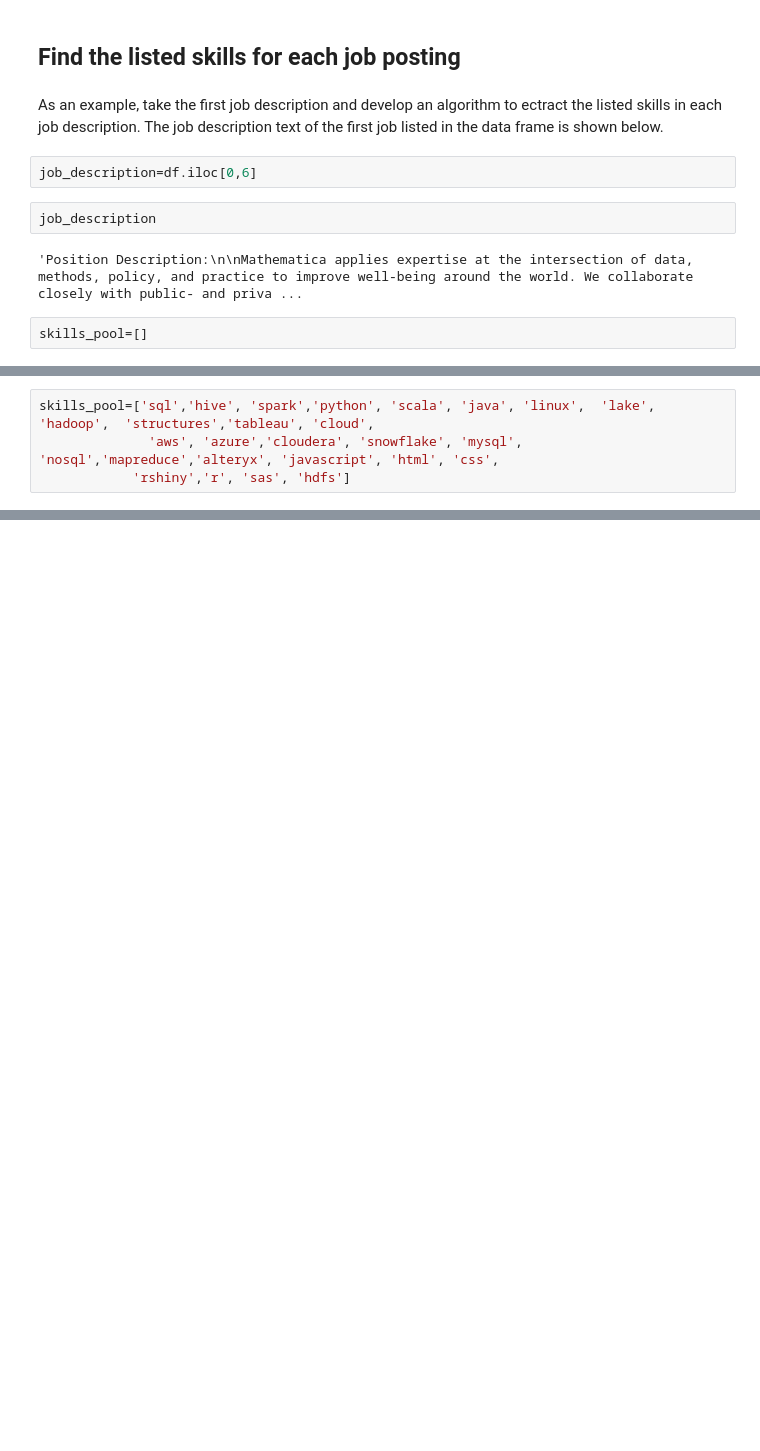
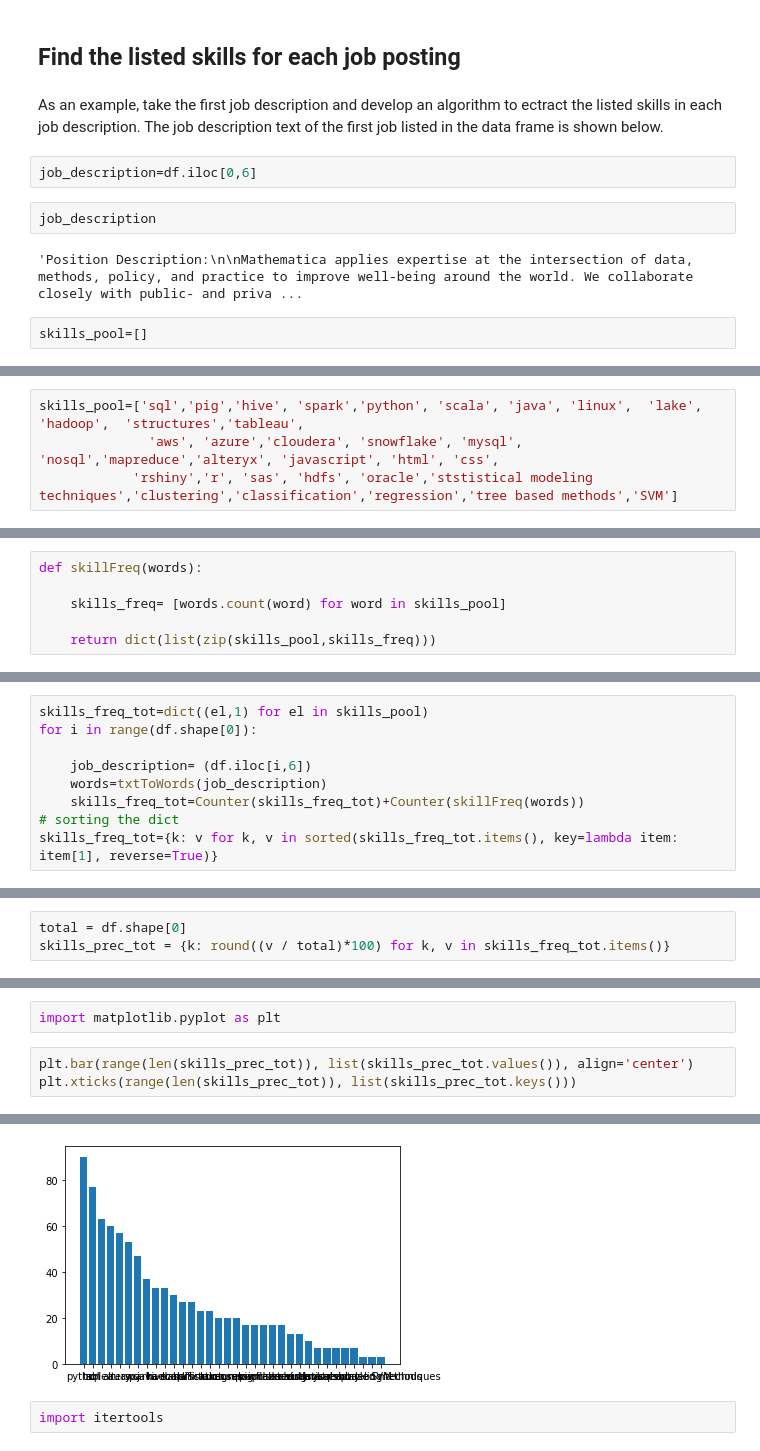
Before and after one commit to pereram/post-covid-19-job-posting-analysis, a Jupyter notebook: job_analysis_post_covid_19.ipynb, the cells around one changed output, grey strips where cells are left out. Drawn from its saved outputs; the diff is of its cells as text; blank space fills up the shorter version.

```diff
--- a/job_analysis_post_covid_19.ipynb
+++ b/job_analysis_post_covid_19.ipynb
@@ -193,4 +254,4 @@ print(words)
 # %%
-skills_pool=['sql','hive', 'spark','python', 'scala', 'java', 'linux',  'lake', 'hadoop',  'structures','tableau', 'cloud',
+skills_pool=['sql','pig','hive', 'spark','python', 'scala', 'java', 'linux',  'lake', 'hadoop',  'structures','tableau',
               'aws', 'azure','cloudera', 'snowflake', 'mysql', 'nosql','mapreduce','alteryx', 'javascript', 'html', 'css',
-            'rshiny','r', 'sas', 'hdfs']
+            'rshiny','r', 'sas', 'hdfs', 'oracle','ststistical modeling techniques','clustering','classification','regression','tree based methods','SVM']
@@ -221,0 +264,6 @@ set(lst)
+# %%
+def skillFreq(words):
+
+    skills_freq= [words.count(word) for word in skills_pool]
+
+    return dict(list(zip(skills_pool,skills_freq)))
@@ -221,0 +302,9 @@ set(lst)
+# %%
+skills_freq_tot=dict((el,1) for el in skills_pool)
+for i in range(df.shape[0]):
+
+    job_description= (df.iloc[i,6])
+    words=txtToWords(job_description)
+    skills_freq_tot=Counter(skills_freq_tot)+Counter(skillFreq(words))
+# sorting the dict
+skills_freq_tot={k: v for k, v in sorted(skills_freq_tot.items(), key=lambda item: item[1], reverse=True)}
@@ -221,0 +331,3 @@ set(lst)
+# %%
+total = df.shape[0]
+skills_prec_tot = {k: round((v / total)*100) for k, v in skills_freq_tot.items()}
@@ -221,0 +354,6 @@ set(lst)
+# %%
+import matplotlib.pyplot as plt
+# %%
+plt.bar(range(len(skills_prec_tot)), list(skills_prec_tot.values()), align='center')
+plt.xticks(range(len(skills_prec_tot)), list(skills_prec_tot.keys()))
+# %% [output]
@@ -221,0 +377,3 @@ set(lst)
+[figure, added]
+# %%
+import itertools
```
Also changed, not shown: parts of 36 cells of this notebook.
